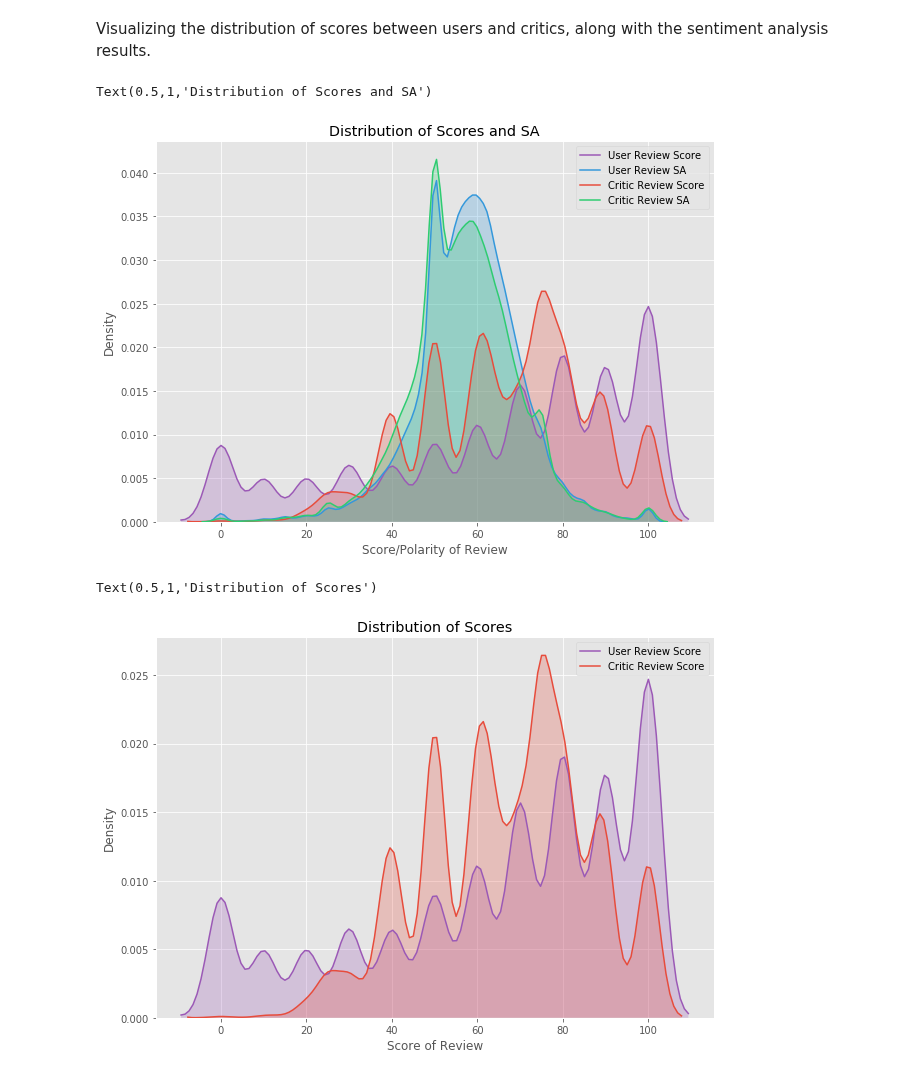
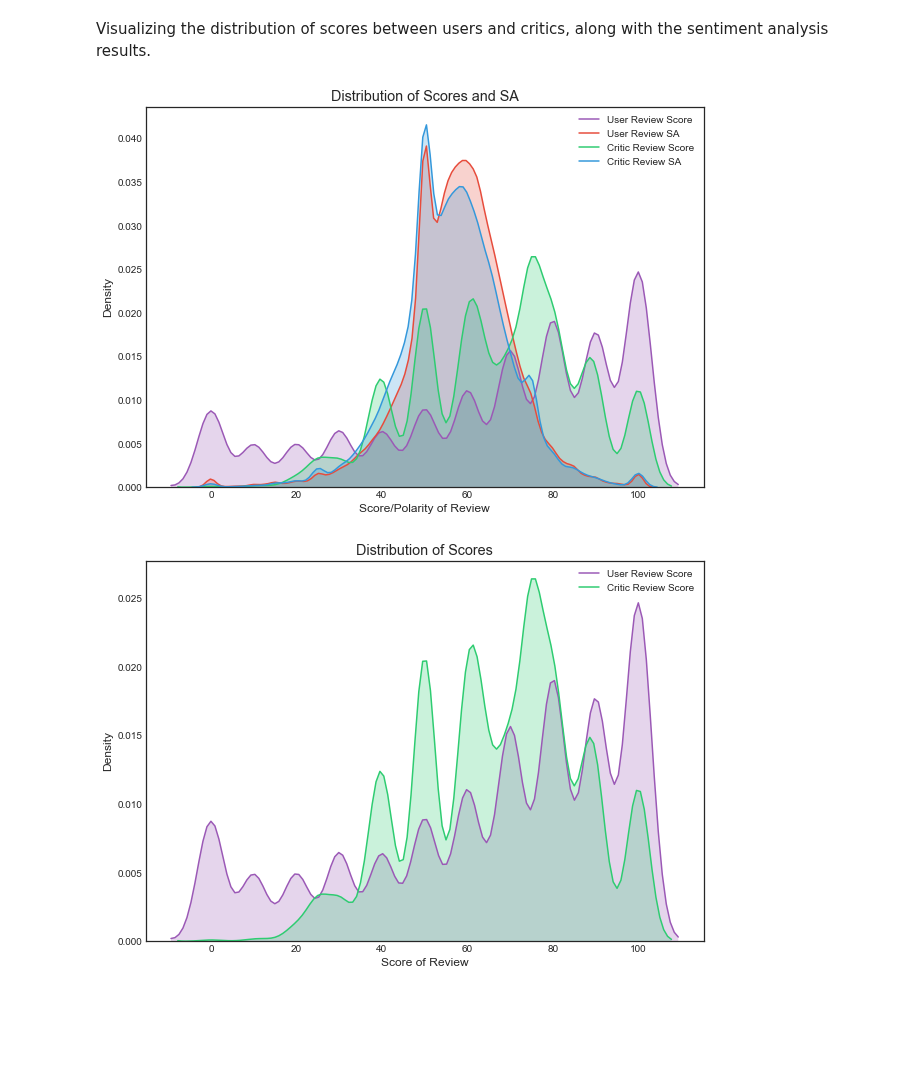
Before and after one commit to jvichare/metacritic-movie-review-analysis, a Jupyter notebook: Metacritic Review Analysis.ipynb, the cells around one changed output. Drawn from its saved outputs; the diff is of its cells as text; code cells hidden in the pictures; blank space fills up the shorter version.

```diff
--- a/Metacritic Review Analysis.ipynb
+++ b/Metacritic Review Analysis.ipynb
@@ -5,7 +5,8 @@ import pandas as pd
 import numpy as np
 from matplotlib import pyplot as plt
 import seaborn as sns
-plt.style.use('ggplot')
+sns.set_style("white")
+plt.style.use("seaborn-pastel")
 # %%
 %matplotlib inline
 # %%
@@ -384,26 +386,24 @@ Visualizing the distribution of scores between users and critics, along with the
 # %%
 plt.subplots(figsize=(10, 7))
 sns.kdeplot(user_rev_score, shade=True, label='User Review Score', color = "#9b59b6")
-sns.kdeplot(user_rev_pol, shade=True, label='User Review SA', color = "#3498db")
-sns.kdeplot(crit_rev_score, shade=True, label='Critic Review Score', color = "#e74c3c")
-sns.kdeplot(crit_rev_pol, shade=True, label='Critic Review SA', color = "#2ecc71")
+sns.kdeplot(user_rev_pol, shade=True, label='User Review SA', color = "#e74c3c")
+sns.kdeplot(crit_rev_score, shade=True, label='Critic Review Score', color = "#2ecc71")
+sns.kdeplot(crit_rev_pol, shade=True, label='Critic Review SA', color = "#3498db")
 plt.ylabel('Density')
 plt.xlabel('Score/Polarity of Review')
 plt.title('Distribution of Scores and SA')
 
 # plt.savefig('./fig/score_SA_dist.png', bbox_inches='tight', dpi = 300)
 # %% [output]
-Text(0.5,1,'Distribution of Scores and SA')
-[figure, old version]
+[figure, new version]
 # %%
 plt.subplots(figsize=(10, 7))
 sns.kdeplot(user_rev_score, shade=True, label='User Review Score', color = "#9b59b6")
-sns.kdeplot(crit_rev_score, shade=True, label='Critic Review Score', color = "#e74c3c")
+sns.kdeplot(crit_rev_score, shade=True, label='Critic Review Score', color = "#2ecc71")
 plt.ylabel('Density')
 plt.xlabel('Score of Review')
 plt.title('Distribution of Scores')
 
 # plt.savefig('./fig/score_dist.png', bbox_inches='tight', dpi = 300)
 # %% [output]
-Text(0.5,1,'Distribution of Scores')
-[figure, old version]
+[figure, new version]
```
Also changed, not shown: parts of 3 cells of this notebook.
